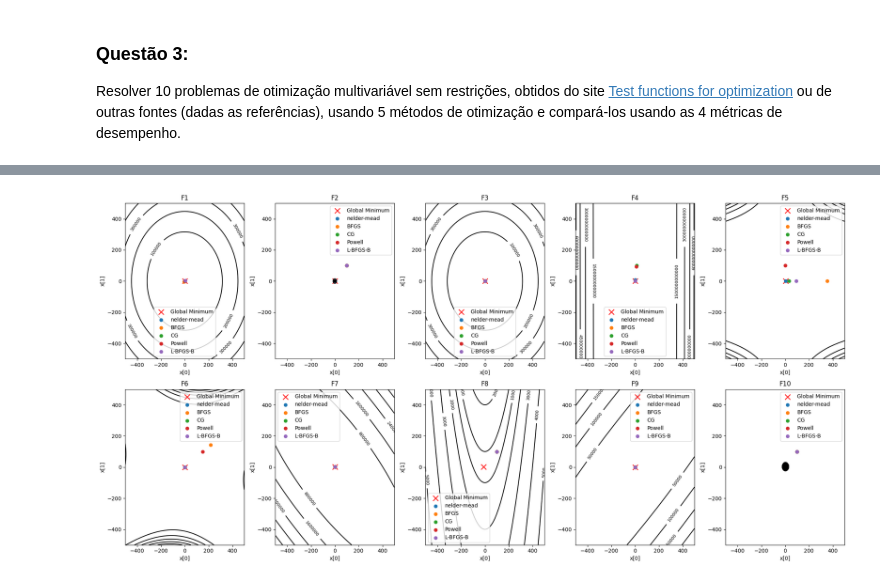
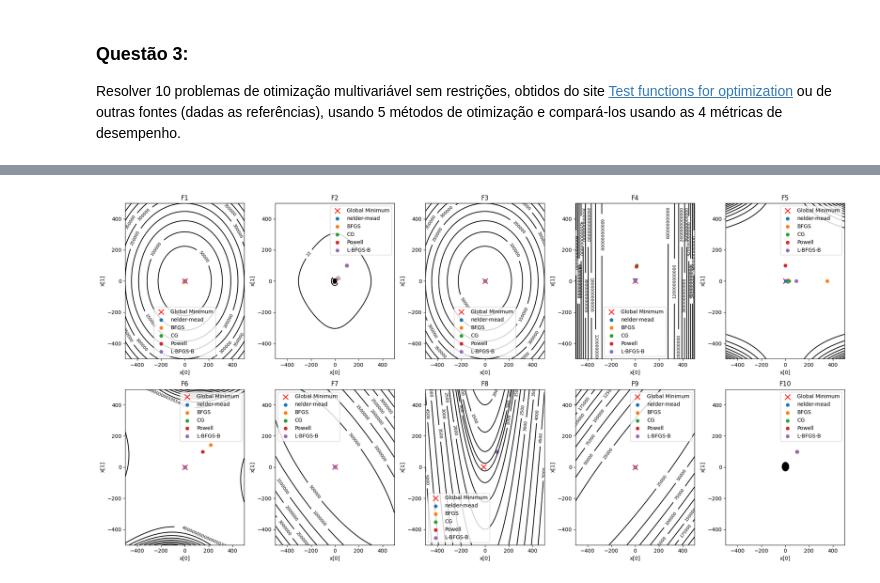
Before and after one commit to davibelo/EQE855_Lista_Exercicio, a Jupyter notebook: resposta3.ipynb, the cells around one changed output, grey strips where cells are left out. Cells and saved outputs as stored; diff of their text form; code cells hidden in the pictures.

```diff
--- a/resposta3.ipynb
+++ b/resposta3.ipynb
@@ -343,19 +342,0 @@ plt.show()
-# %%
-# Scatter Plot: Solutions Found vs Global Minimum
-fig, axs = plt.subplots(2, 5, figsize=(20, 10))
-
-for i, func in enumerate(functions):
-    x_star = np.array(global_minimum[func]['x'])
-
-    for method in methods:
-        x_found = np.array(results[method][func]['x'])
-        axs[i//5, i%5].scatter(x_found[0], x_found[1], label=method)
-
-    axs[i//5, i%5].scatter(x_star[0], x_star[1], label='Global Minimum', color='red', marker='x', s=100)
-    axs[i//5, i%5].set_title(f'{func}')
-    axs[i//5, i%5].set_xlabel('x[0]')
-    axs[i//5, i%5].set_ylabel('x[1]')
-    axs[i//5, i%5].legend()
-
-plt.tight_layout()
-plt.show()
@@ -364,5 +343,4 @@ plt.show()
 # %%
-
 # Wrapper functions for contour plotting
 def contour_wrapper(f):
     def wrapped(X, Y):
@@ -382,32 +360,32 @@ y_range = np.linspace(-500, 500, 1000)
 X, Y = np.meshgrid(x_range, y_range)
 
 # Scatter Plot: Solutions Found vs Global Minimum with Contours
 fig, axs = plt.subplots(2, 5, figsize=(20, 10))
 
 for i, func in enumerate(functions):
     # Compute the function values for the contour plot
     Z = func(X, Y)
 
     # Create the contour plot
     ax = axs[i//5, i%5]
-    contour = ax.contour(X, Y, Z, levels=5, colors='black')
+    contour = ax.contour(X, Y, Z, levels=10, colors='black')
     ax.clabel(contour, inline=True, fontsize=8)
 
     # Scatter the global minimum
     x_star = np.array(global_minimum[function_names[i]]['x'])
     ax.scatter(x_star[0], x_star[1], color='red', marker='x', s=100, label='Global Minimum')
 
     # Scatter the solutions found by each method
     for method in methods:
         x_found = np.array(results[method][function_names[i]]['x'])
         ax.scatter(x_found[0], x_found[1], label=method)
 
     ax.set_title(function_names[i])
     ax.set_xlabel('x[0]')
     ax.set_ylabel('x[1]')
     ax.legend()
 
 plt.tight_layout()
 plt.show()
 # %% [output]
-[figure, old version]
+[figure, new version]
```
Also changed, not shown: parts of 4 cells of this notebook, 3 other files.
